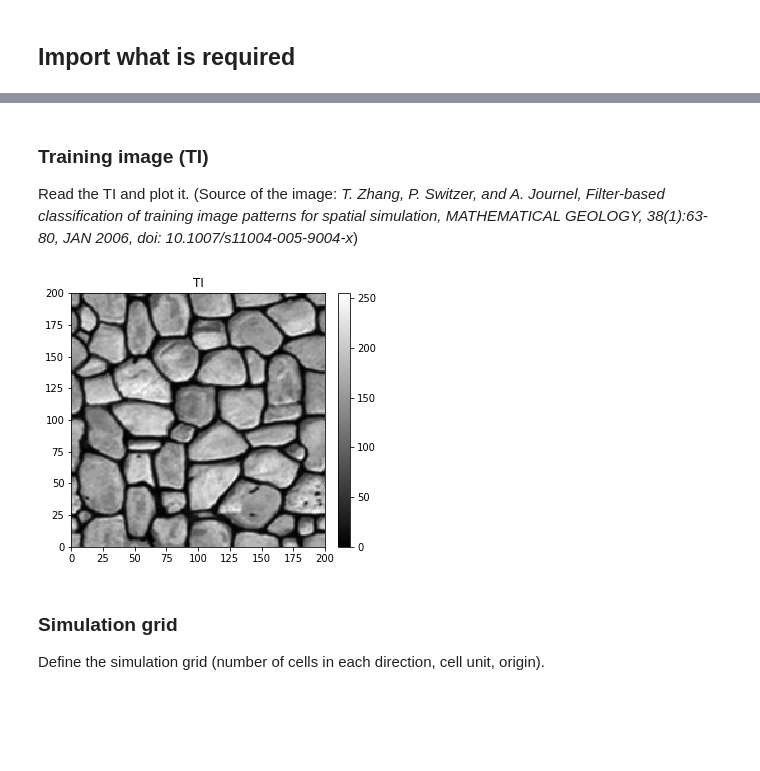
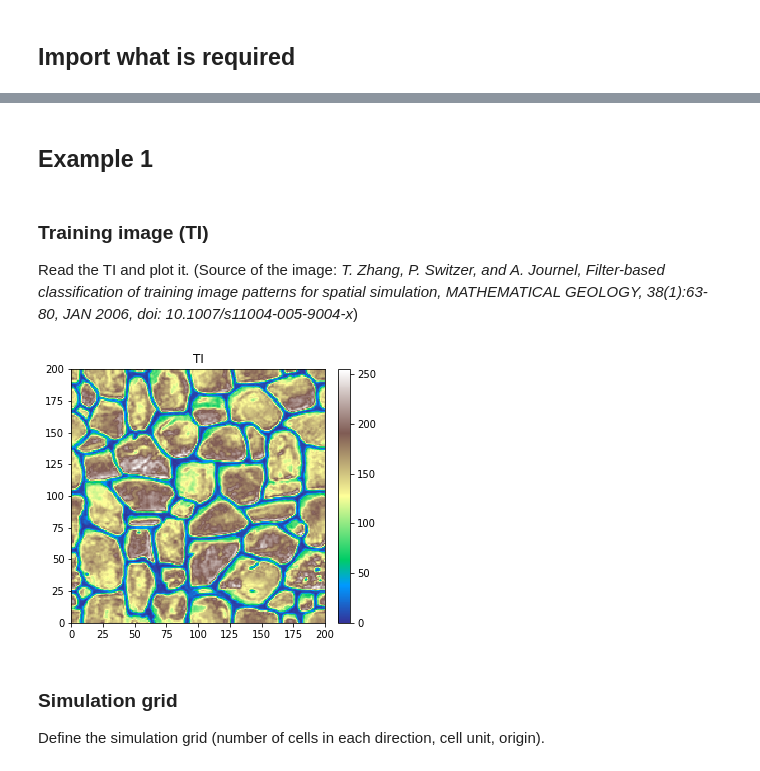
Before and after one commit to randlab/geone, a Jupyter notebook: examples/ex_deesse_13_inequality_data.ipynb, the cells around one changed output, grey strips where cells are left out. Cells and saved outputs as stored; diff of their text form; code cells hidden in the pictures; blank space fills up the shorter version.

```diff
--- a/examples/ex_deesse_13_inequality_data.ipynb
+++ b/examples/ex_deesse_13_inequality_data.ipynb
@@ -34,13 +41,15 @@ Inequality conditioning data is generally used for continuous variables. However
+# %% [markdown]
+## Example 1
 # %% [markdown]
 ### Training image (TI)
 Read the TI and plot it. (Source of the image: *T. Zhang, P. Switzer, and A. Journel, Filter-based classification of training image patterns for spatial simulation, MATHEMATICAL GEOLOGY, 38(1):63-80, JAN 2006, doi: 10.1007/s11004-005-9004-x*)
 # %%
 ti = img.readImageGslib('tiContinuous.gslib')
 
 plt.figure(figsize=(5,5))
-imgplt.drawImage2D(ti, cmap=ccol.cmapB2W, title='TI')
+imgplt.drawImage2D(ti, cmap='terrain', title='TI')
 # %% [output]
-[figure, old version]
+[figure, new version]
 # %% [markdown]
 ### Simulation grid
 Define the simulation grid (number of cells in each direction, cell unit, origin).
```
Also changed, not shown: parts of 11 cells of this notebook, 30 other files.
